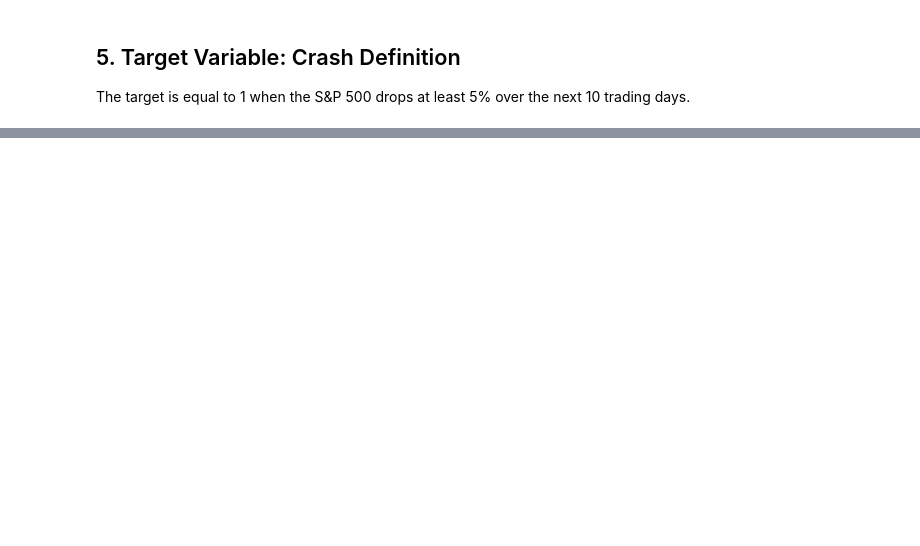
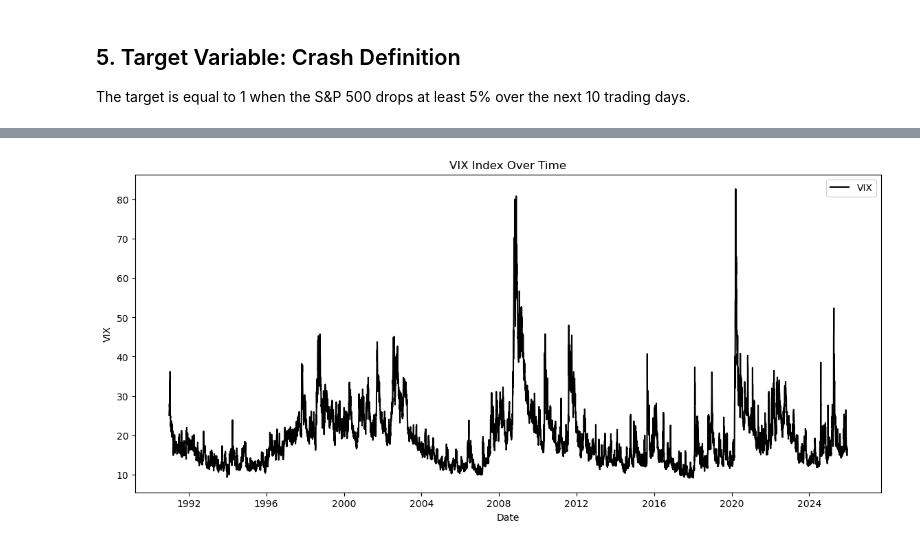
Before and after one commit to mtodoroff/MachineLearning, a Jupyter notebook: crash_prediction_sp500_vix.ipynb, the cells around one changed output, grey strips where cells are left out. Cells and saved outputs as stored; diff of their text form; code cells hidden in the pictures; blank space fills up the shorter version.

```diff
--- a/crash_prediction_sp500_vix.ipynb
+++ b/crash_prediction_sp500_vix.ipynb
@@ -200,0 +224,10 @@ print(data["Crash"].value_counts(normalize=True))
+# %%
+plt.figure(figsize=(14, 6))
+plt.plot(data.index, data["VIX_Close"], label="VIX", color="black")
+plt.title("VIX Index Over Time")
+plt.xlabel("Date")
+plt.ylabel("VIX")
+plt.legend()
+plt.show()
+# %% [output]
+[figure, added]
```
Also changed, not shown: parts of 5 cells of this notebook.
